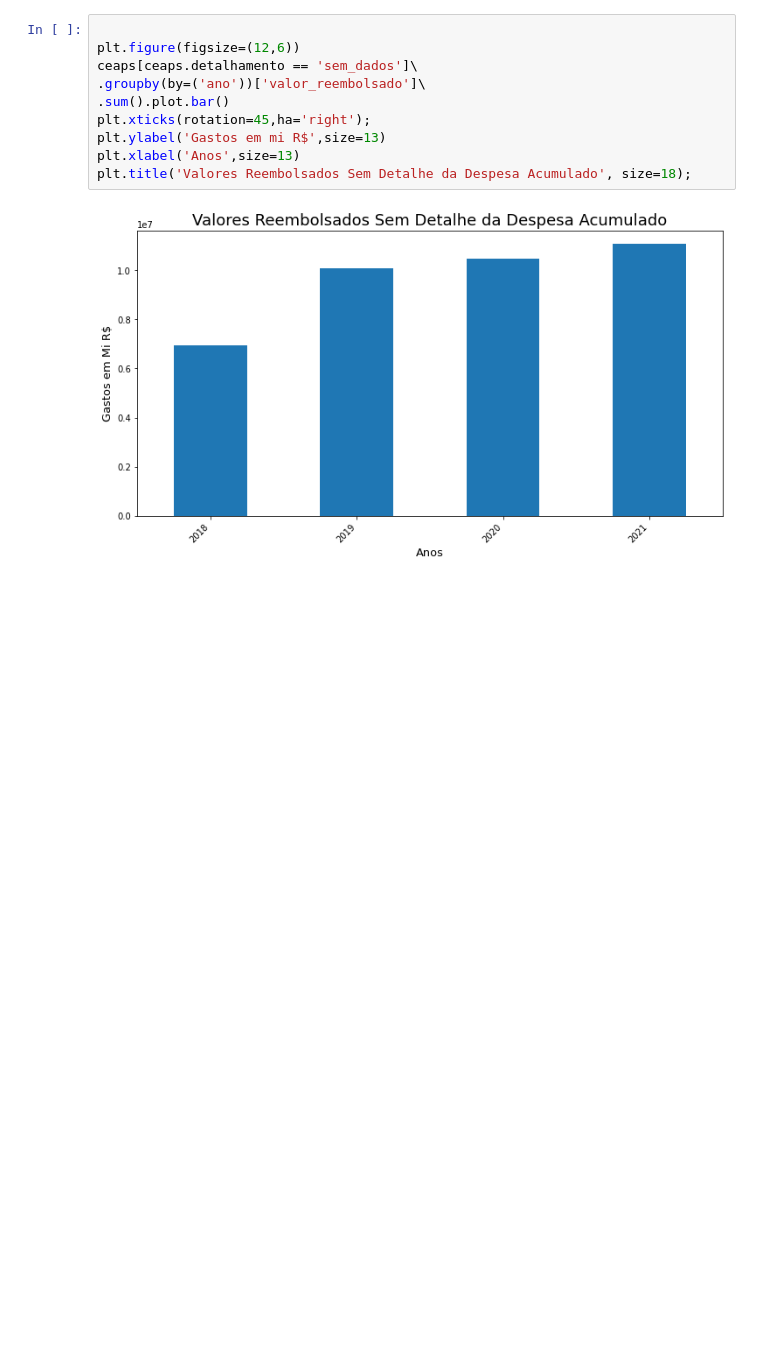
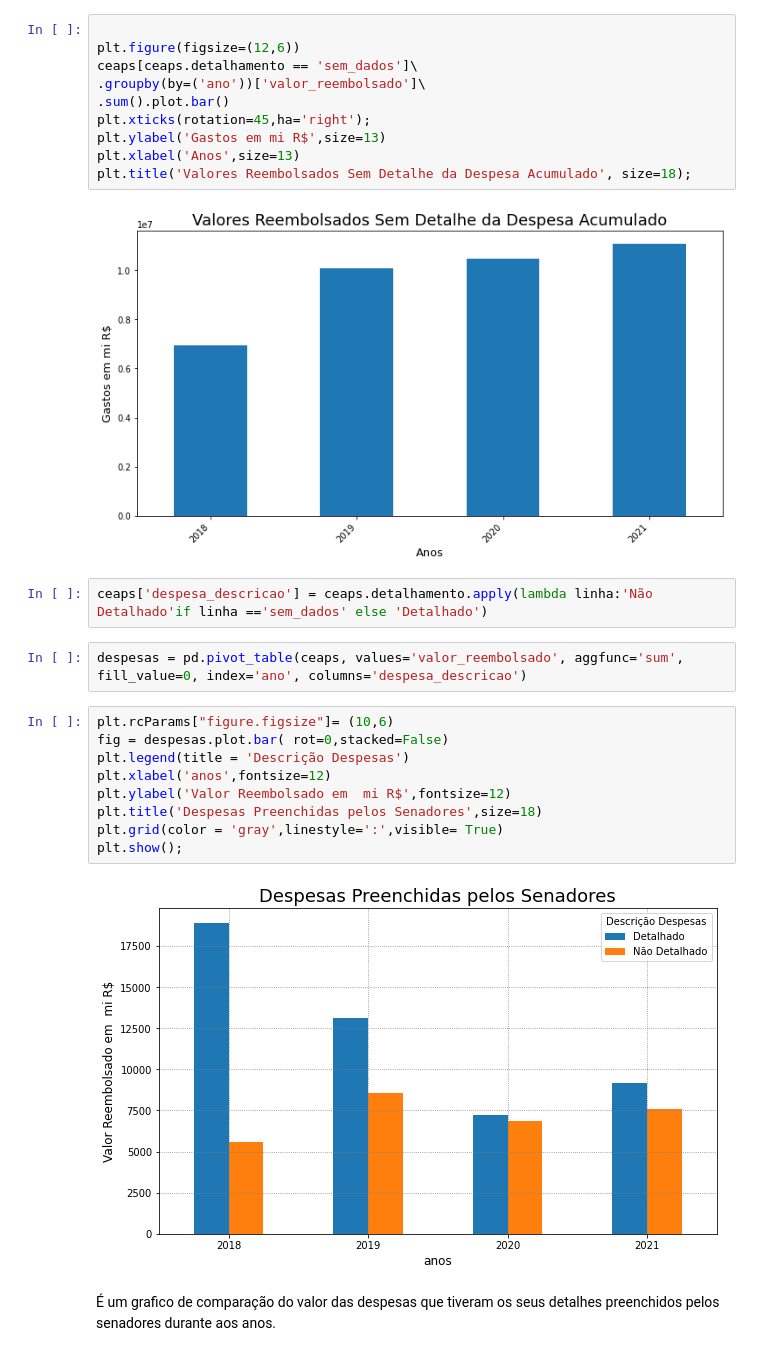
Before and after one commit to rodrigo-fernandes092/ProjetoGamaBusca, a Jupyter notebook: Despesas_Ceaps_2022_2018.ipynb, the cells around one changed output. Drawn from its saved outputs; the diff is of its cells as text; blank space fills up the shorter version.

```diff
--- a/Despesas_Ceaps_2022_2018.ipynb
+++ b/Despesas_Ceaps_2022_2018.ipynb
@@ -258,3 +252,20 @@ plt.xlabel('Anos',size=13)
 plt.title('Valores Reembolsados Sem Detalhe da Despesa Acumulado', size=18);
 # %% [output]
 [figure]
+# %%
+ceaps['despesa_descricao'] = ceaps.detalhamento.apply(lambda linha:'Não Detalhado'if linha =='sem_dados' else 'Detalhado')
+# %%
+despesas = pd.pivot_table(ceaps, values='valor_reembolsado', aggfunc='sum', fill_value=0, index='ano', columns='despesa_descricao')
+# %%
+plt.rcParams["figure.figsize"]= (10,6)
+fig = despesas.plot.bar( rot=0,stacked=False)
+plt.legend(title = 'Descrição Despesas')
+plt.xlabel('anos',fontsize=12)
+plt.ylabel('Valor Reembolsado em  mi R$',fontsize=12)
+plt.title('Despesas Preenchidas pelos Senadores',size=18)
+plt.grid(color = 'gray',linestyle=':',visible= True)
+plt.show();
+# %% [output]
+[figure, added]
+# %% [markdown]
+É um grafico de comparação do valor das despesas que tiveram os seus detalhes preenchidos pelos senadores durante aos anos.
```
Also changed, not shown: parts of 4 cells of this notebook.
